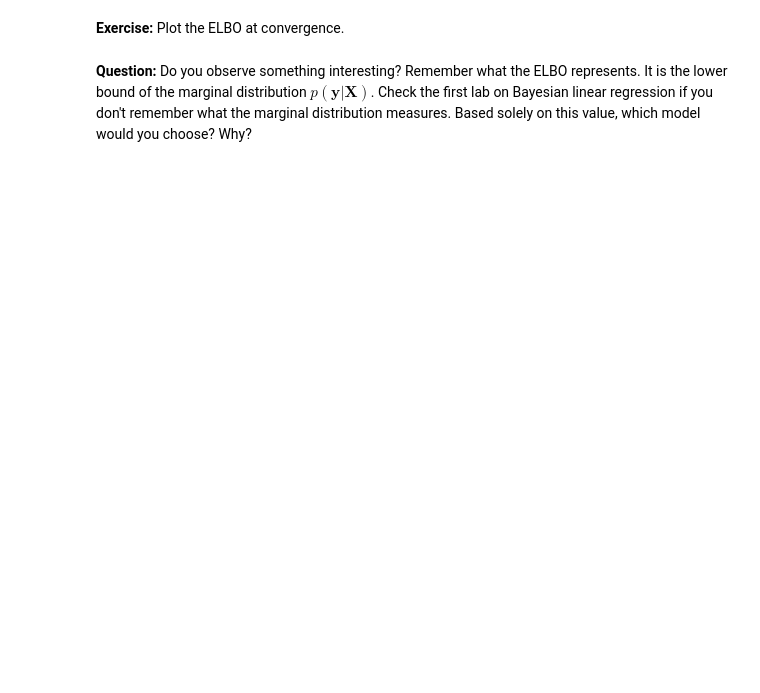
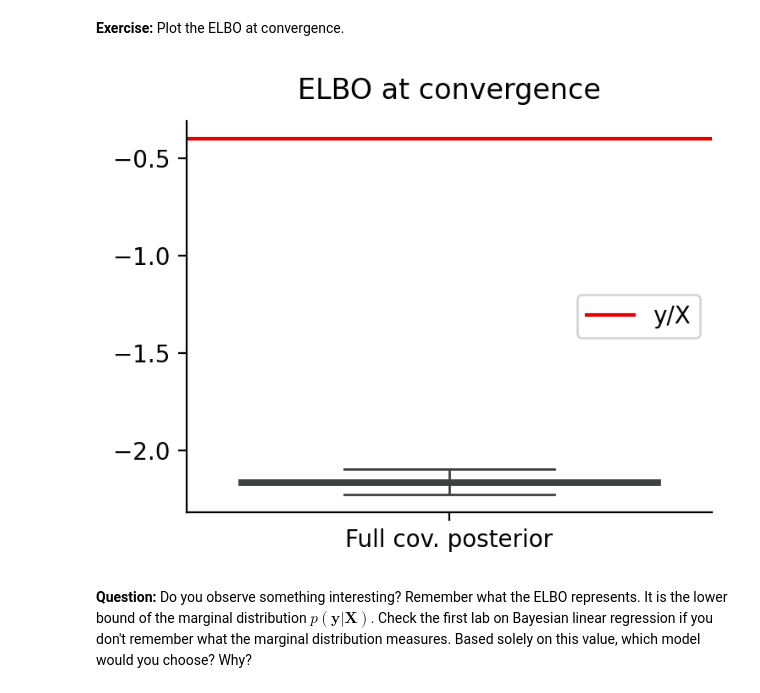
Before and after one commit to g-orl/asi-labs, a Jupyter notebook: lab_week4-public/Variational_Logistic_Regression.ipynb, the cells around one changed output. Cells and saved outputs as stored; diff of their text form; code cells hidden in the pictures; blank space fills up the shorter version.

```diff
--- a/lab_week4-public/Variational_Logistic_Regression.ipynb
+++ b/lab_week4-public/Variational_Logistic_Regression.ipynb
@@ -752,3 +832,25 @@ converged_elbos["Full cov. posterior"] = # @@ COMPLETE @@ #
+# %%
+converged_elbos = pd.DataFrame()
+n_repetition = 1000
+
+converged_elbos["Full cov. posterior"] = np.stack(
+    [
+        elbo_fn(q_params, p_params, jax.random.PRNGKey(i), X, y, Nmc=1000)[0]
+        for i in range(n_repetition)
+    ]
+    )
+# %%
+fig, ax = plt.subplots(figsize=[4, 3])
+sns.boxplot(
+    data=converged_elbos,
+    whis=np.inf,
+)
+ax.axhline(-0.4, color="xkcd:red", label=r"y/X")
+ax.set_title("ELBO at convergence", y=1.02)
+ax.legend()
+plt.show()
+# %% [output]
+[figure, added]
 # %% [markdown]
 **Question:**
 Do you observe something interesting?
```
Also changed, not shown: parts of 18 cells of this notebook.
